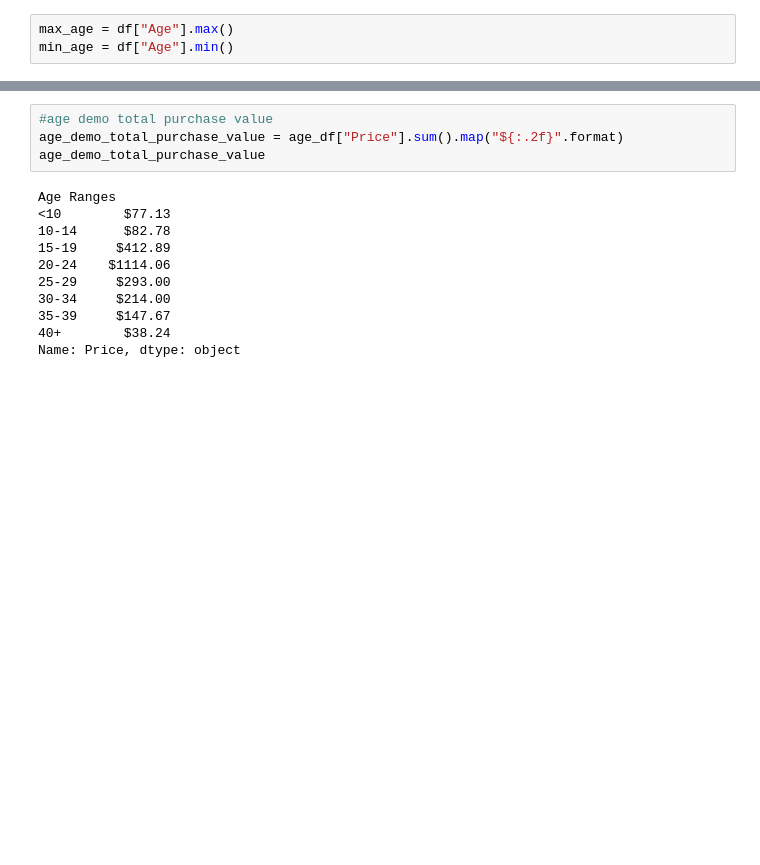
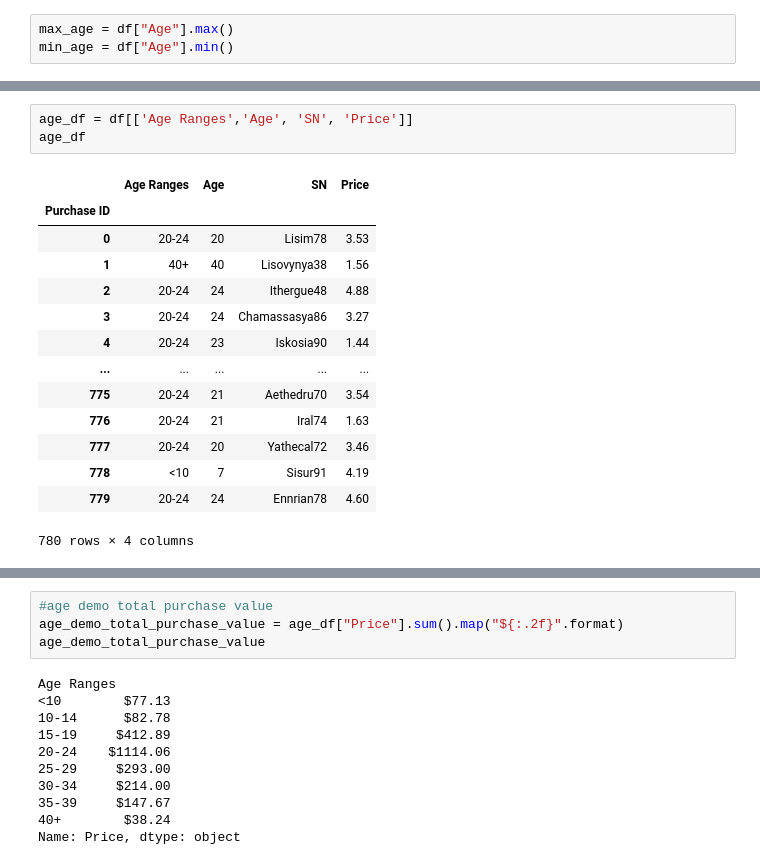
Before and after one commit to Whitney128/Homework, a Jupyter notebook: pandas-challenge/HeroesOfPymoli/assignment 1-checkpoint.ipynb, the cells around one changed output, grey strips where cells are left out. Saved outputs shown, nothing was run; the diff lists cells and outputs as text; blank space fills up the shorter version.

```diff
--- a/pandas-challenge/HeroesOfPymoli/assignment 1-checkpoint.ipynb
+++ b/pandas-challenge/HeroesOfPymoli/assignment 1-checkpoint.ipynb
@@ -189,0 +231,18 @@ Categories (8, object): [<10 < 10-14 < 15-19 < 20-24 < 25-29 < 30-34 < 35-39 < 4
+# %%
+age_df = df[['Age Ranges','Age', 'SN', 'Price']]
+age_df
+# %% [output]
+|  | Age Ranges | Age | SN | Price |
+| Purchase ID |  |  |  |  |
+| 0 | 20-24 | 20 | Lisim78 | 3.53 |
+| 1 | 40+ | 40 | Lisovynya38 | 1.56 |
+| 2 | 20-24 | 24 | Ithergue48 | 4.88 |
+| 3 | 20-24 | 24 | Chamassasya86 | 3.27 |
+| 4 | 20-24 | 23 | Iskosia90 | 1.44 |
+| ... | ... | ... | ... | ... |
+| 775 | 20-24 | 21 | Aethedru70 | 3.54 |
+| 776 | 20-24 | 21 | Iral74 | 1.63 |
+| 777 | 20-24 | 20 | Yathecal72 | 3.46 |
+| 778 | <10 | 7 | Sisur91 | 4.19 |
+| 779 | 20-24 | 24 | Ennrian78 | 4.60 |
+780 rows × 4 columns
```
Also changed, not shown: parts of 20 cells of this notebook.
